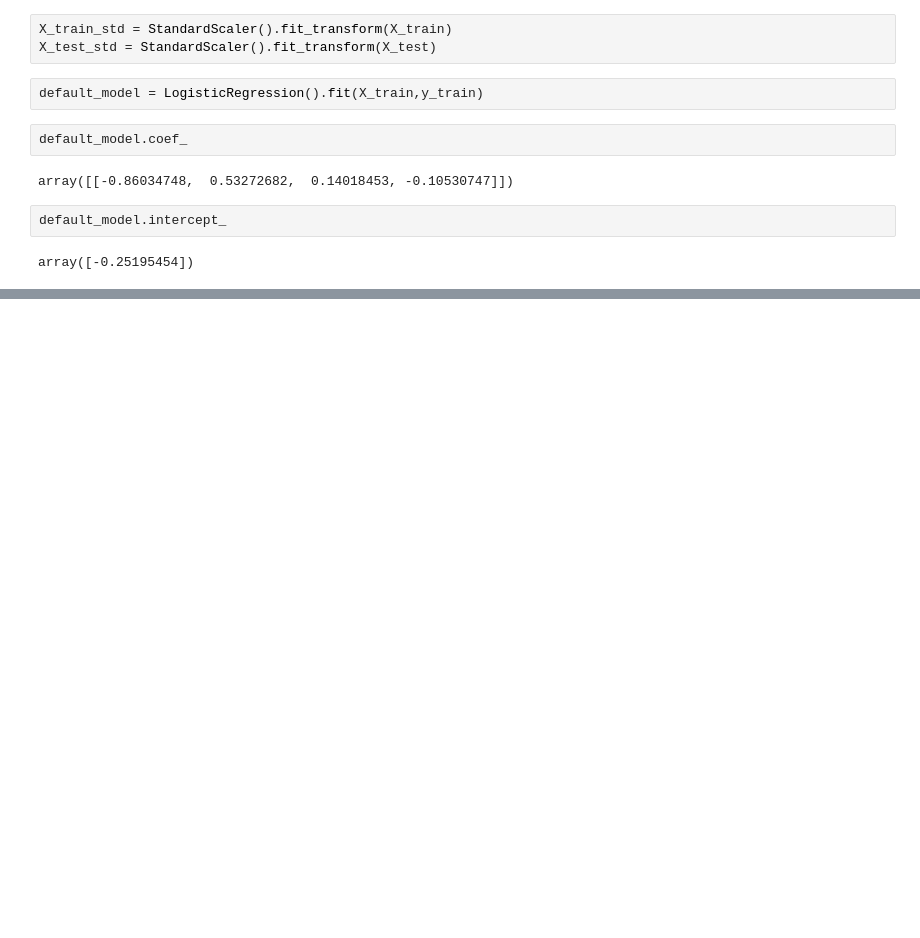
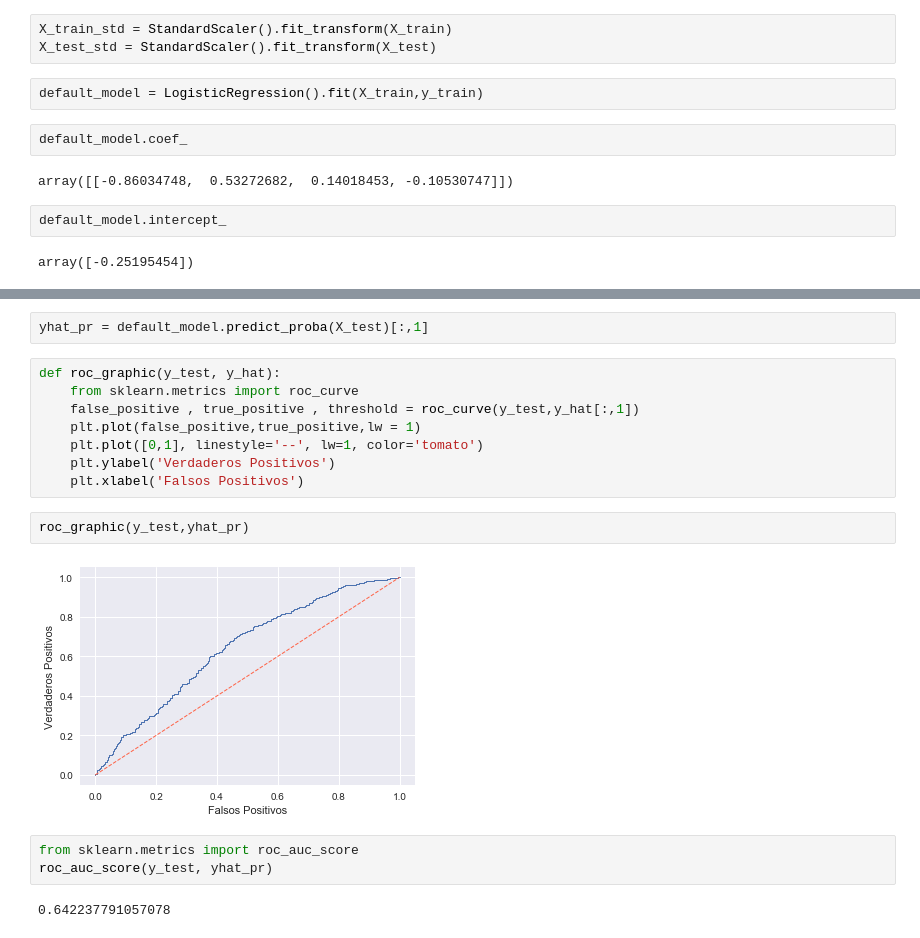
Before and after one commit to Eddonofuture/DSDesafLatam, a Jupyter notebook: Fundamentos Data Science/Clase 6/Machine Learning Clasificacion.ipynb, the cells around one changed output, grey strips where cells are left out. Cells and saved outputs as stored; diff of their text form; blank space fills up the shorter version.

```diff
--- a/Fundamentos Data Science/Clase 6/Machine Learning Clasificacion.ipynb
+++ b/Fundamentos Data Science/Clase 6/Machine Learning Clasificacion.ipynb
@@ -42,0 +118,19 @@ array([-0.25195454])
+# %%
+yhat_pr = default_model.predict_proba(X_test)[:,1]
+# %%
+def roc_graphic(y_test, y_hat):
+    from sklearn.metrics import roc_curve
+    false_positive , true_positive , threshold = roc_curve(y_test,y_hat[:,1])
+    plt.plot(false_positive,true_positive,lw = 1)
+    plt.plot([0,1], linestyle='--', lw=1, color='tomato')
+    plt.ylabel('Verdaderos Positivos')
+    plt.xlabel('Falsos Positivos')
+# %%
+roc_graphic(y_test,yhat_pr)
+# %% [output]
+[figure, added]
+# %%
+from sklearn.metrics import roc_auc_score
+roc_auc_score(y_test, yhat_pr)
+# %% [output]
+0.642237791057078
```
Also changed, not shown: parts of 21 cells of this notebook, 5 other files.
